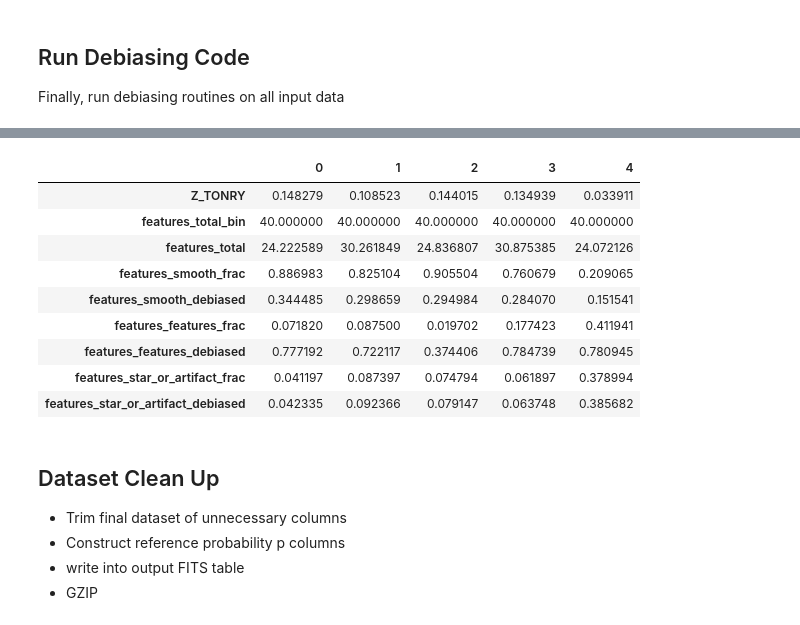
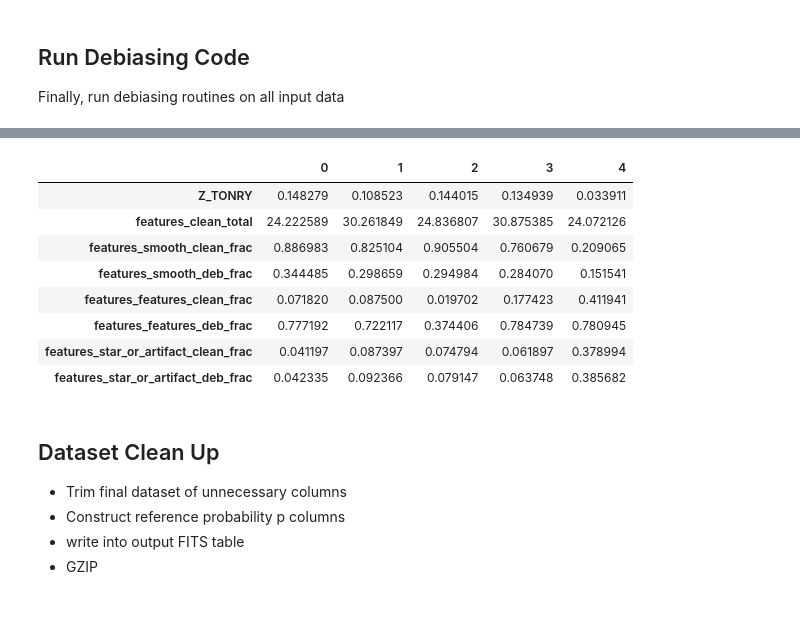
Before and after one commit to leeskelvin/gamakidsgz, a Jupyter notebook: outputs/debiasing/debiasing.ipynb, the cells around one changed output, grey strips where cells are left out. Cells and saved outputs as stored; diff of their text form; code cells hidden in the pictures.

Commit message:
debiased N change from raw to clean

```diff
--- a/outputs/debiasing/debiasing.ipynb
+++ b/outputs/debiasing/debiasing.ipynb
@@ -882,7 +882,7 @@ class FunctionFit():
     def cumfrac_fit(self, data, function_, append=True):
         q = self.question
         a = self.answer
-        fv = np.sort(data[q + '_' + a + fraction_suffix])
+        fv = np.sort(data[q + '_' + a + input_frac_suffix])
         fv_nonzero = fv != 0
         cf = np.linspace(0,1,len(fv))
         x, y = [np.log10(fv[fv_nonzero]),cf[fv_nonzero]]
@@ -1080,7 +1080,7 @@ def debias_data(data, fitted_k, fitted_c, function_,
                 question='shape', answer='smooth'):
     function = function_.function
     inverse_function = function_.inverse_function
-    fv_column = question + '_' + answer + fraction_suffix
+    fv_column = question + '_' + answer + input_frac_suffix
     fv = data[fv_column]
     fv_debiased = np.zeros(len(fv))
     nonzero = fv > 0
@@ -1143,7 +1143,7 @@ def sort_data(D):
 def debias_by_bin(full_data, vbins, zbins, question, answer):
     ''' Debias the data in a bin-by-bin basis'''
     # Get the raw and debiased fractions:
-    fraction_column = question + '_' + answer + fraction_suffix
+    fraction_column = question + '_' + answer + input_frac_suffix
     data_column = full_data[fraction_column]
     debiased_column = np.zeros(len(data_column))
     for v in np.unique(vbins):
@@ -1267,7 +1267,8 @@ def debias(data, question='features', answer='smooth',
             print(f'---------')
     # give back the outputs...
     if append_column is True:
-        data[question+'_'+answer+'_debiased'] = fv_debiased_final
+        data[question+'_'+answer+
+             output_frac_suffix]=fv_debiased_final
         return data
     else:
         return fv, fv_debiased_final
@@ -1502,26 +1503,24 @@ A: merging
 # %%
 # analyse debiased data for features question
 display(data_deb[z_column,
-                 'features_total_bin',
-                 'features_total',
-                 'features_smooth_frac',
-                 'features_smooth_debiased',
-                 'features_features_frac',
-                 'features_features_debiased',
-                 'features_star_or_artifact_frac',
-                 'features_star_or_artifact_debiased',
+                 'features_clean_total',
+                 'features_smooth_clean_frac',
+                 'features_smooth_deb_frac',
+                 'features_features_clean_frac',
+                 'features_features_deb_frac',
+                 'features_star_or_artifact_clean_frac',
+                 'features_star_or_artifact_deb_frac',
                 ].to_pandas().head(5).T)
 # %% [output]
 |  | 0 | 1 | 2 | 3 | 4 |
 | Z_TONRY | 0.148279 | 0.108523 | 0.144015 | 0.134939 | 0.033911 |
-| features_total_bin | 40.000000 | 40.000000 | 40.000000 | 40.000000 | 40.000000 |
-| features_total | 24.222589 | 30.261849 | 24.836807 | 30.875385 | 24.072126 |
-| features_smooth_frac | 0.886983 | 0.825104 | 0.905504 | 0.760679 | 0.209065 |
-| features_smooth_debiased | 0.344485 | 0.298659 | 0.294984 | 0.284070 | 0.151541 |
-| features_features_frac | 0.071820 | 0.087500 | 0.019702 | 0.177423 | 0.411941 |
-| features_features_debiased | 0.777192 | 0.722117 | 0.374406 | 0.784739 | 0.780945 |
-| features_star_or_artifact_frac | 0.041197 | 0.087397 | 0.074794 | 0.061897 | 0.378994 |
-| features_star_or_artifact_debiased | 0.042335 | 0.092366 | 0.079147 | 0.063748 | 0.385682 |
+| features_clean_total | 24.222589 | 30.261849 | 24.836807 | 30.875385 | 24.072126 |
+| features_smooth_clean_frac | 0.886983 | 0.825104 | 0.905504 | 0.760679 | 0.209065 |
+| features_smooth_deb_frac | 0.344485 | 0.298659 | 0.294984 | 0.284070 | 0.151541 |
+| features_features_clean_frac | 0.071820 | 0.087500 | 0.019702 | 0.177423 | 0.411941 |
+| features_features_deb_frac | 0.777192 | 0.722117 | 0.374406 | 0.784739 | 0.780945 |
+| features_star_or_artifact_clean_frac | 0.041197 | 0.087397 | 0.074794 | 0.061897 | 0.378994 |
+| features_star_or_artifact_deb_frac | 0.042335 | 0.092366 | 0.079147 | 0.063748 | 0.385682 |
 # %% [markdown]
 ## Dataset Clean Up
 
```
Also changed, not shown: parts of 13 cells of this notebook, 2 other files.
